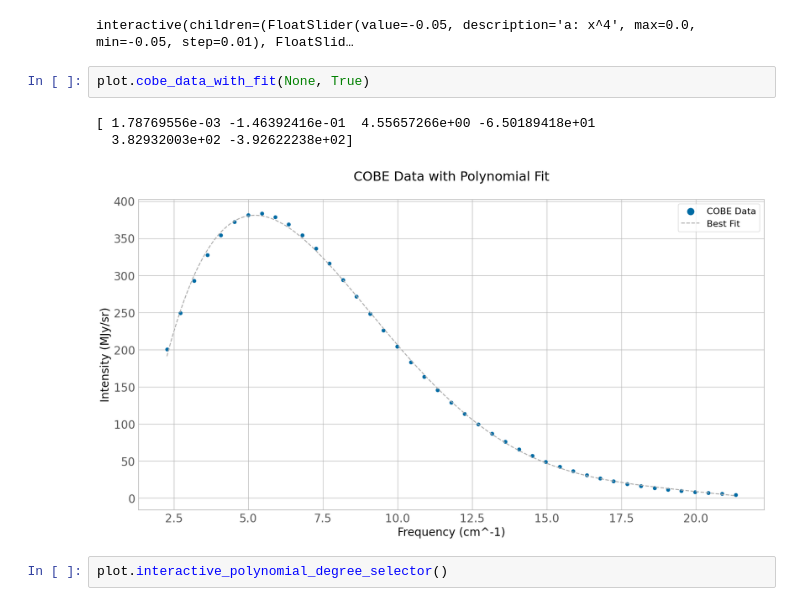
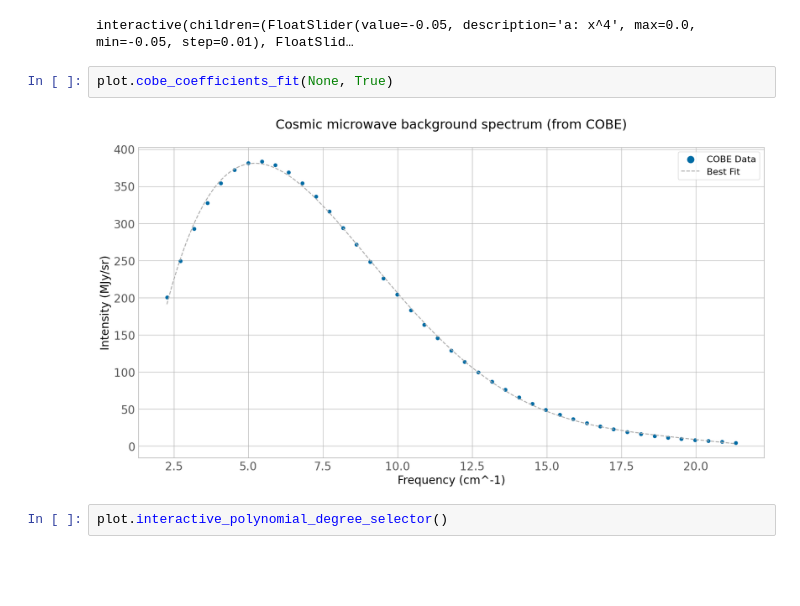
Before and after one commit to louisbranch/cmb_workshop, a Jupyter notebook: notebook.ipynb, the cells around one changed output. Cells and saved outputs as stored; diff of their text form; blank space fills up the shorter version.

```diff
--- a/notebook.ipynb
+++ b/notebook.ipynb
@@ -203,11 +203,9 @@ plot.interactive_cobe_polynomial_fit()
 # %% [output]
 interactive(children=(FloatSlider(value=-0.05, description='a: x^4', max=0.0, min=-0.05, step=0.01), FloatSlid…
 # %%
-plot.cobe_data_with_fit(None, True)
+plot.cobe_coefficients_fit(None, True)
 # %% [output]
-[ 1.78769556e-03 -1.46392416e-01  4.55657266e+00 -6.50189418e+01
-  3.82932003e+02 -3.92622238e+02]
-[figure, old version]
+[figure, new version]
 # %%
 plot.interactive_polynomial_degree_selector()
 # %% [output]
```
Also changed, not shown: parts of 5 cells of this notebook, 3 other files.
